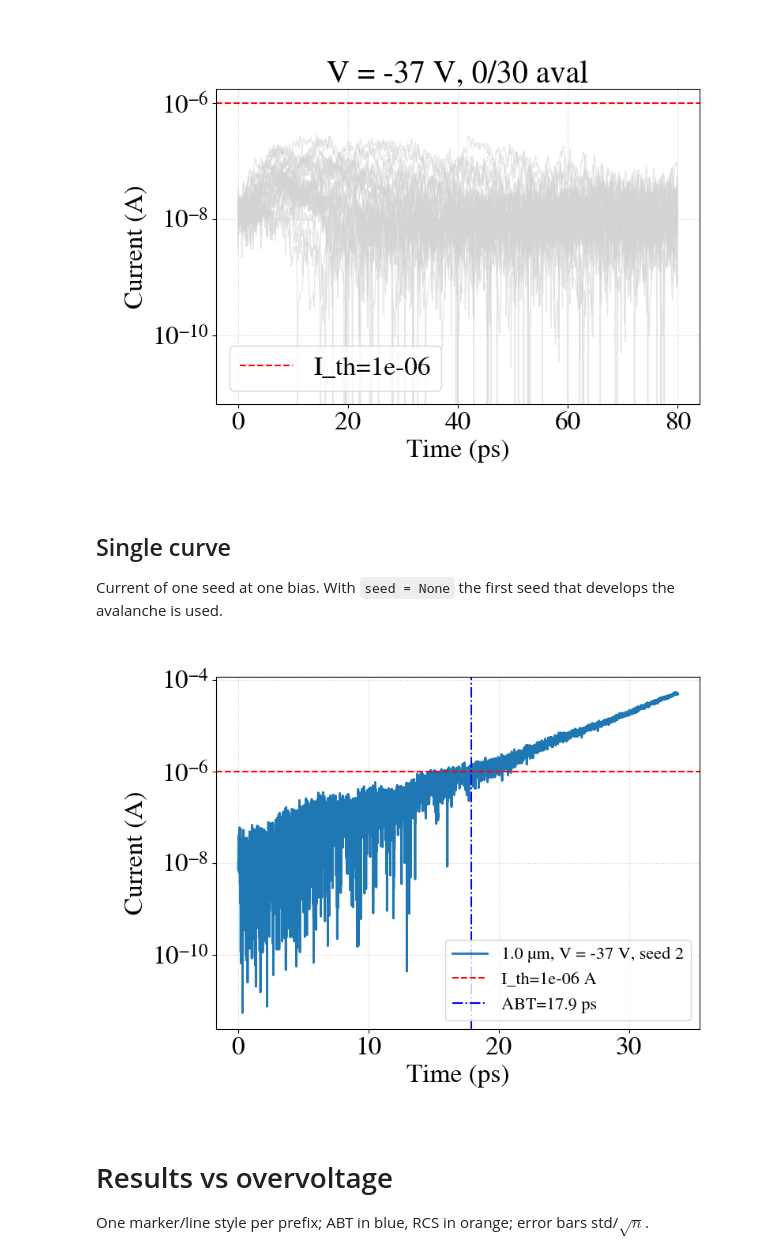
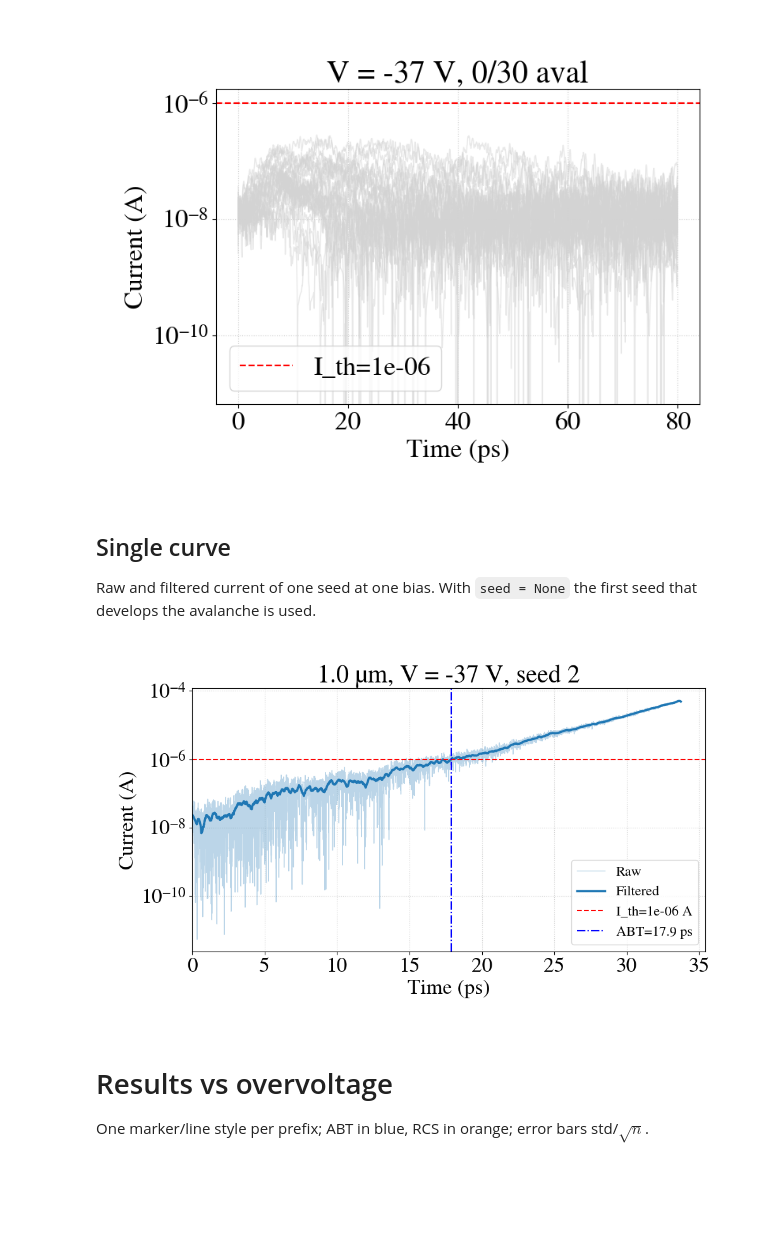
Before and after one commit to Snaffa/Plot, a Jupyter notebook: Seed_averages_buildup.ipynb, the cells around one changed output. Saved outputs shown, nothing was run; the diff lists cells and outputs as text; code cells hidden in the pictures; blank space fills up the shorter version.

```diff
--- a/Seed_averages_buildup.ipynb
+++ b/Seed_averages_buildup.ipynb
@@ -508,40 +508,42 @@ plt.show()
 [figure]
 # %% [markdown]
 ## Single curve
-Current of one seed at one bias. With `seed = None` the first seed that develops the avalanche is used.
+Raw and filtered current of one seed at one bias. With `seed = None` the first seed that develops the avalanche is used.
 # %%
 plt.close("all")
 curve_prefix = "1.0 µm"  # one of data_dict.keys()
 curve_vdc = -37.0
 seed = None  # seed number, or None for the first avalanche seed
-filtered = False  # True: Savitzky-Golay filtered current
 
 seeds = data_dict[curve_prefix][curve_vdc]
 if seed is None:
     seed = next(n for n, s in seeds.items() if s["flag"])
 s = seeds[seed]
-current = s["current_filt"] if filtered else read_raw_current(s)  # raw current re-read from the file
 
 # ABT of this seed: first time the filtered current reaches I_threshold (as in the analysis)
 above = np.where(s["current_filt"] >= I_threshold)[0]
 abt = s["time"][above[0]] * 1e12 if len(above) > 0 else None
 
-fig, ax = plt.subplots(figsize=(8, 6))
-ax.semilogy(s["time"] * 1e12, current, linewidth=2, label=f"{curve_prefix}, V = {curve_vdc:g} V, seed {seed}")
+fig, ax = plt.subplots(figsize=(10, 6))
+t_ps = s["time"] * 1e12
+ax.semilogy(t_ps, read_raw_current(s), color="C0", alpha=0.3, linewidth=1, label="Raw")  # re-read from the file
+ax.semilogy(t_ps, s["current_filt"], color="C0", linewidth=2.5, label="Filtered")
 ax.axhline(I_threshold, color="r", linestyle="--", label=f"I_th={I_threshold:.0e} A")
 if abt is not None:
     ax.axvline(abt, color="b", linestyle="-.", label=f"ABT={abt:.1f} ps")
 else:
     print(f"Seed {seed} never reaches I_threshold: no ABT")
+ax.set_title(f"{curve_prefix}, V = {curve_vdc:g} V, seed {seed}")
 ax.set_xlabel("Time (ps)")
 ax.set_ylabel("Current (A)")
+ax.set_xlim(left=0)
 ax.grid(True, which="both", linestyle=":", alpha=0.6)
 ax.legend(fontsize=16)
 fig.tight_layout()
 save(fig, f"current_{file_tag(curve_prefix)}_V{curve_vdc:g}_s{seed}")
 plt.show()
 # %% [output]
-[figure, old version]
+[figure, new version]
 # %% [markdown]
 # Results vs overvoltage
 One marker/line style per prefix; ABT in blue, RCS in orange; error bars std/$\sqrt{n}$.
```
Also changed, not shown: 4 other files.
